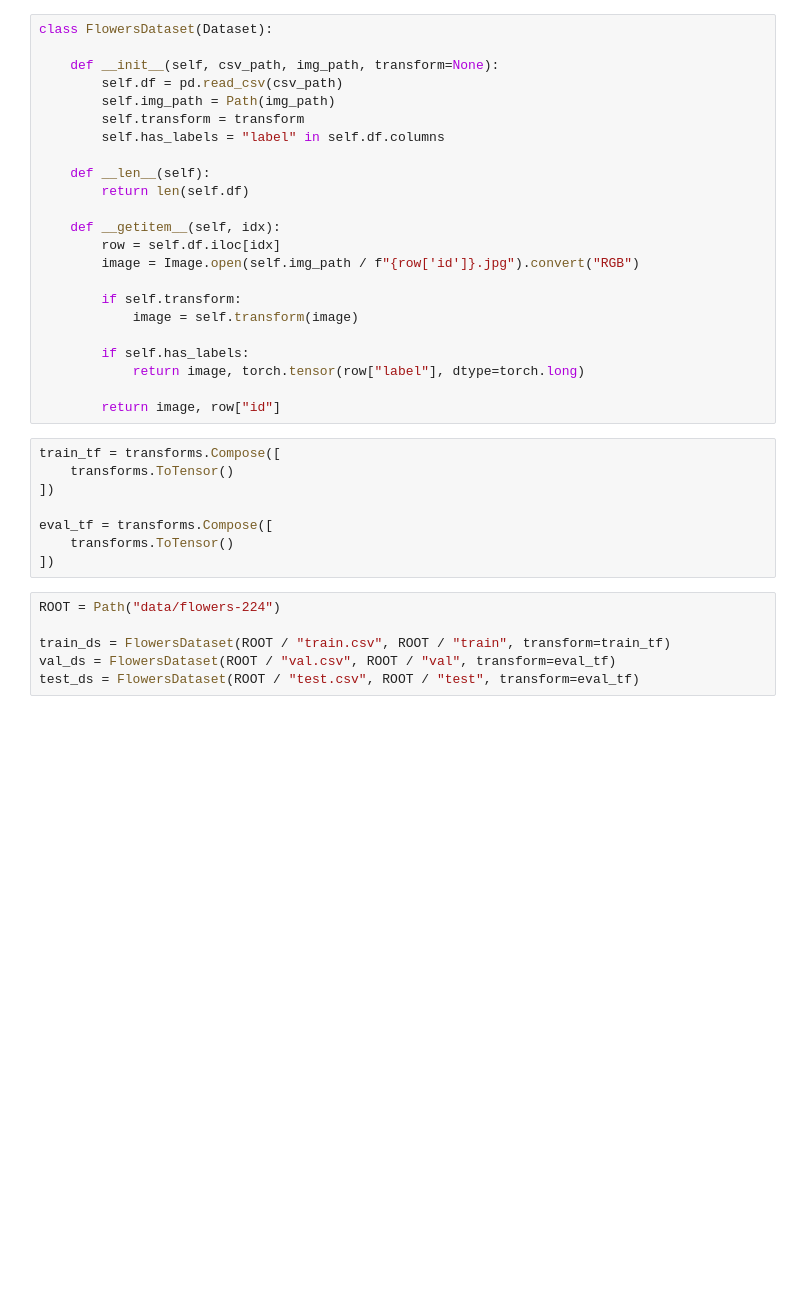
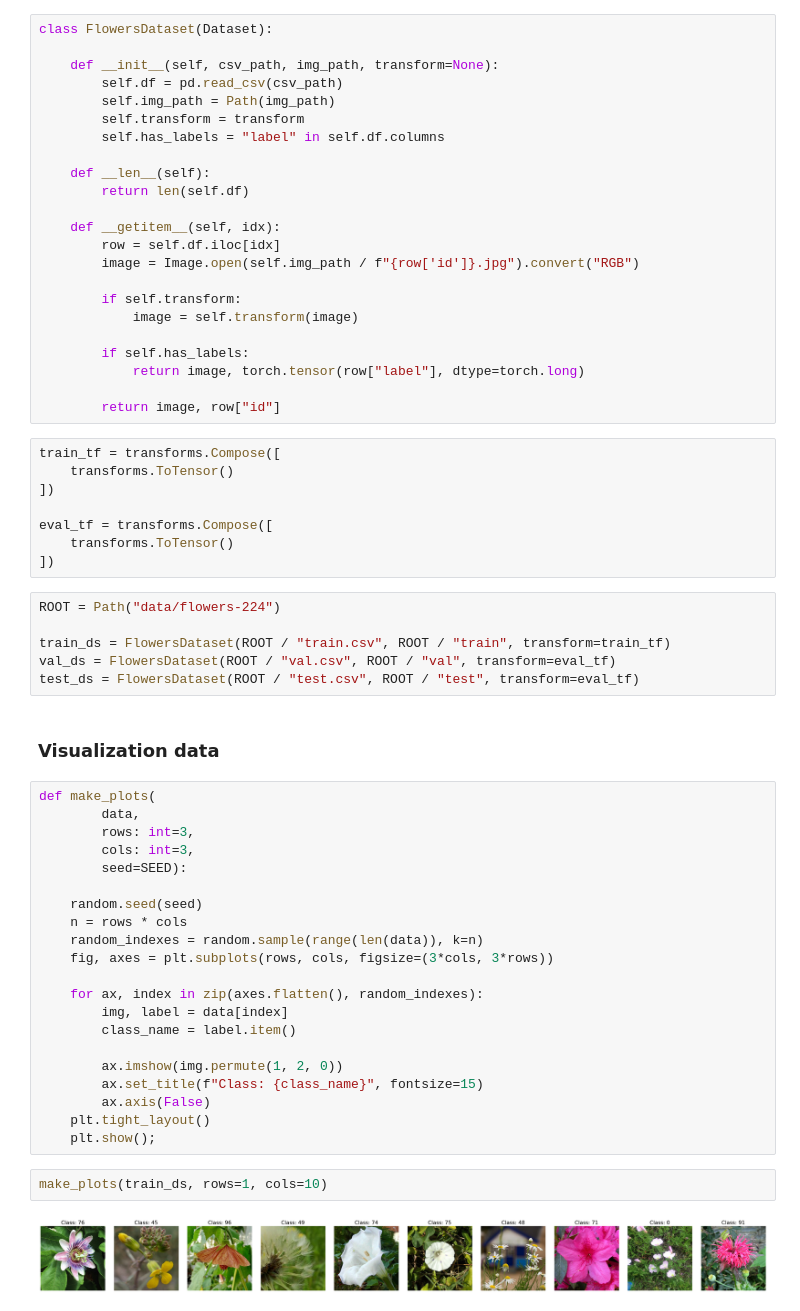
Before and after one commit to Tihonizy/kaggle-deep-learning, a Jupyter notebook: petals-to-the-metal-(flower-classification)/01_baseline_cnn.ipynb, the cells around one changed output. Saved outputs shown, nothing was run; the diff lists cells and outputs as text; blank space fills up the shorter version.

Commit message:
feat(flowers-classification): build plots function and show plots on train data

```diff
--- a/petals-to-the-metal-(flower-classification)/01_baseline_cnn.ipynb
+++ b/petals-to-the-metal-(flower-classification)/01_baseline_cnn.ipynb
@@ -124,6 +125,33 @@ ROOT = Path("data/flowers-224")
 train_ds = FlowersDataset(ROOT / "train.csv", ROOT / "train", transform=train_tf)
 val_ds = FlowersDataset(ROOT / "val.csv", ROOT / "val", transform=eval_tf)
 test_ds = FlowersDataset(ROOT / "test.csv", ROOT / "test", transform=eval_tf)
+# %% [markdown]
+### Visualization data
+# %%
+def make_plots(
+        data,
+        rows: int=3,
+        cols: int=3,
+        seed=SEED):
+
+    random.seed(seed)
+    n = rows * cols
+    random_indexes = random.sample(range(len(data)), k=n)
+    fig, axes = plt.subplots(rows, cols, figsize=(3*cols, 3*rows))
+
+    for ax, index in zip(axes.flatten(), random_indexes):
+        img, label = data[index]
+        class_name = label.item()
+
+        ax.imshow(img.permute(1, 2, 0))
+        ax.set_title(f"Class: {class_name}", fontsize=15)
+        ax.axis(False)
+    plt.tight_layout()
+    plt.show();
+# %%
+make_plots(train_ds, rows=1, cols=10)
+# %% [output]
+[figure, added]
 # %%
 train_loader = DataLoader(
     dataset=train_ds,
```
Also changed, not shown: parts of 3 cells of this notebook.
